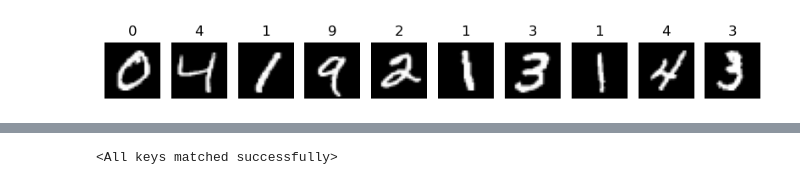
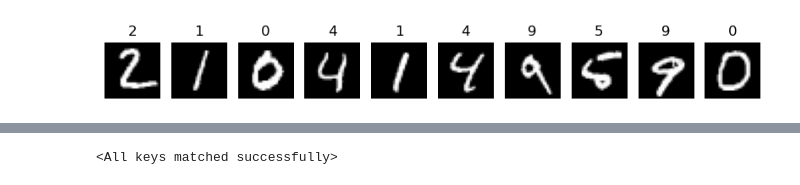
Before and after one commit to sparkcyf/SUSTech_EEE5015_Machine-Learning-and-Artificial-Intelligence, a Jupyter notebook: hw5/homework5.ipynb, the cells around one changed output, grey strips where cells are left out. Cells and saved outputs as stored; diff of their text form; code cells hidden in the pictures.

```diff
--- a/hw5/homework5.ipynb
+++ b/hw5/homework5.ipynb
@@ -31,6 +45,18 @@ class LeNet5Sequential(torch.nn.Module):
 # %%
 # load the MNIST dataset
 from torchvision import datasets, transforms
-transform = transforms.Compose([transforms.ToTensor(), transforms.Normalize((0.1307,), (0.3081,))])
-trainset = datasets.MNIST(root='./data', train=True, download=True, transform=transform)
-testset = datasets.MNIST(root='./data', train=False, download=True, transform=transform)
+
+transform = transforms.Compose(
+    [transforms.ToTensor(), transforms.Normalize((0.1307,), (0.3081,))]
+)
+
+train_val_dataset = datasets.MNIST(
+    root="./data", train=True, download=True, transform=transform
+)
+# select 10% data for validation
+train_len = int(0.9 * len(train_val_dataset))
+val_len = len(train_val_dataset) - train_len
+trainset, valset = torch.utils.data.random_split(
+    train_val_dataset, [train_len, val_len]
+)
+testset = datasets.MNIST(root="./data", train=False, download=True, transform=transform)
@@ -53,14 +63,13 @@ Extracting ./data/MNIST/raw/t10k-labels-idx1-ubyte.gz to ./data/MNIST/raw
 # %%
-# plot some images from the dataset
-import matplotlib.pyplot as plt
+# plot some images from the dataset to see what they look like
 %matplotlib inline
 fig = plt.figure(figsize=(10, 10))
 for i in range(1, 11):
     ax = fig.add_subplot(1, 10, i)
-    ax.imshow(trainset.data[i], cmap='gray')
-    ax.set_title(trainset.targets[i].item())
+    ax.imshow(testset.data[i], cmap='gray')
+    ax.set_title(testset.targets[i].item())
     ax.axis('off')
 # %% [output]
-[figure, old version]
+[figure, new version]
 # %%
 # train the LeNet-5 model
```
Also changed, not shown: parts of 16 cells of this notebook, 7 other files.
